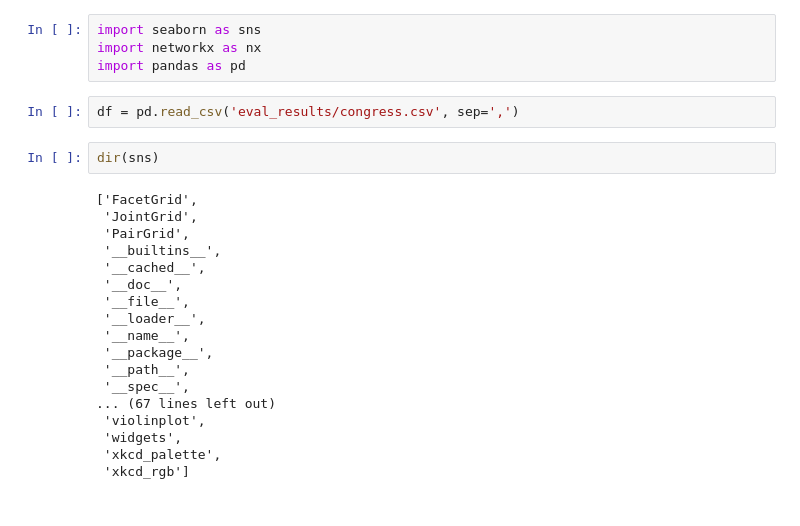
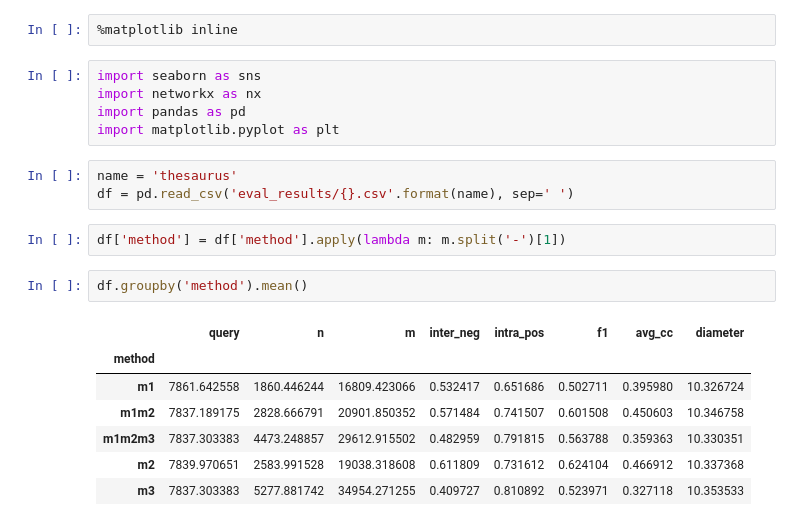
Before and after one commit to xiaohan2012/signed-local-community, a Jupyter notebook: motif-comparing-plot.ipynb, the cells around one changed output. Drawn from its saved outputs; the diff is of its cells as text.

```diff
--- a/motif-comparing-plot.ipynb
+++ b/motif-comparing-plot.ipynb
@@ -1,26 +1,22 @@
+# %%
+%matplotlib inline
 # %%
 import seaborn as sns
 import networkx as nx
 import pandas as pd
+import matplotlib.pyplot as plt
 # %%
-df = pd.read_csv('eval_results/congress.csv', sep=',')
+name = 'thesaurus'
+df = pd.read_csv('eval_results/{}.csv'.format(name), sep=' ')
-# %%
-dir(sns)
-# %% [output]
-['FacetGrid',
- 'JointGrid',
- 'PairGrid',
- '__builtins__',
- '__cached__',
- '__doc__',
- '__file__',
- '__loader__',
- '__name__',
- '__package__',
- '__path__',
- '__spec__',
-... (67 lines left out)
- 'violinplot',
- 'widgets',
- 'xkcd_palette',
- 'xkcd_rgb']
+# %%
+df['method'] = df['method'].apply(lambda m: m.split('-')[1])
+# %%
+df.groupby('method').mean()
+# %% [output]
+|  | query | n | m | inter_neg | intra_pos | f1 | avg_cc | diameter |
+| method |  |  |  |  |  |  |  |  |
+| m1 | 7861.642558 | 1860.446244 | 16809.423066 | 0.532417 | 0.651686 | 0.502711 | 0.395980 | 10.326724 |
+| m1m2 | 7837.189175 | 2828.666791 | 20901.850352 | 0.571484 | 0.741507 | 0.601508 | 0.450603 | 10.346758 |
+| m1m2m3 | 7837.303383 | 4473.248857 | 29612.915502 | 0.482959 | 0.791815 | 0.563788 | 0.359363 | 10.330351 |
+| m2 | 7839.970651 | 2583.991528 | 19038.318608 | 0.611809 | 0.731612 | 0.624104 | 0.466912 | 10.337368 |
+| m3 | 7837.303383 | 5277.881742 | 34954.271255 | 0.409727 | 0.810892 | 0.523971 | 0.327118 | 10.353533 |
```
Also changed, not shown: parts of 2 cells of this notebook, 10 other files.
